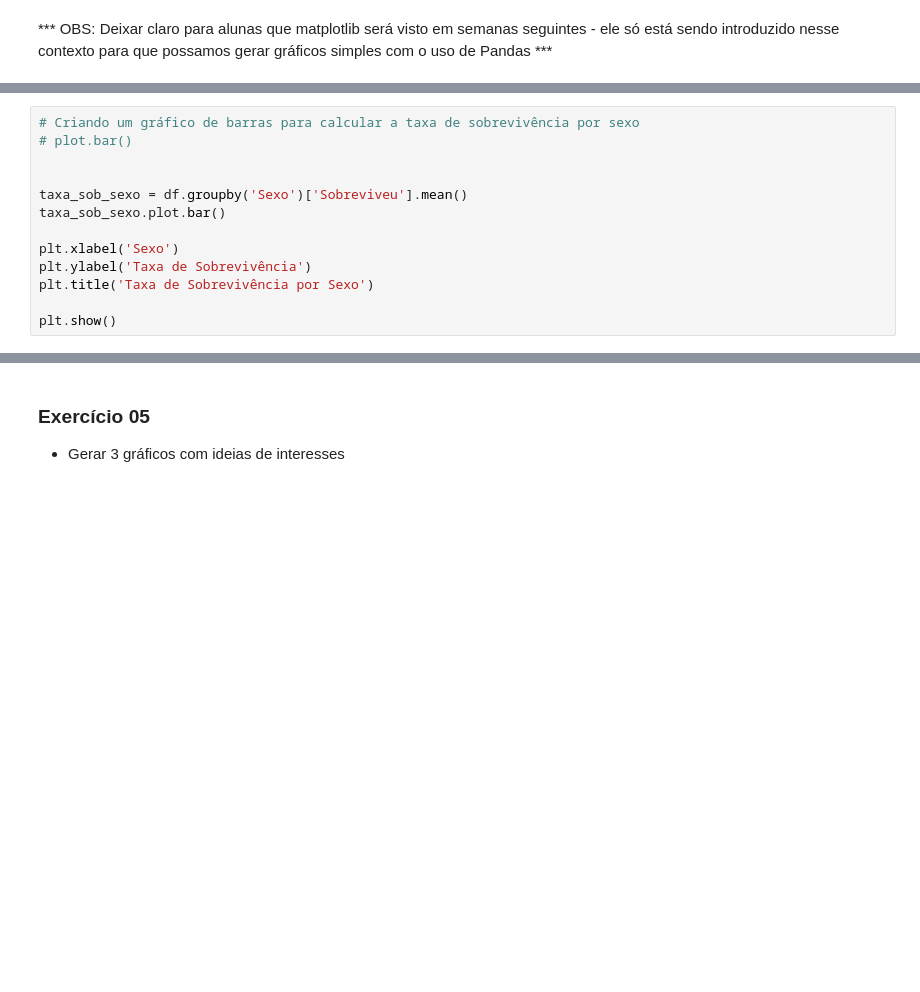
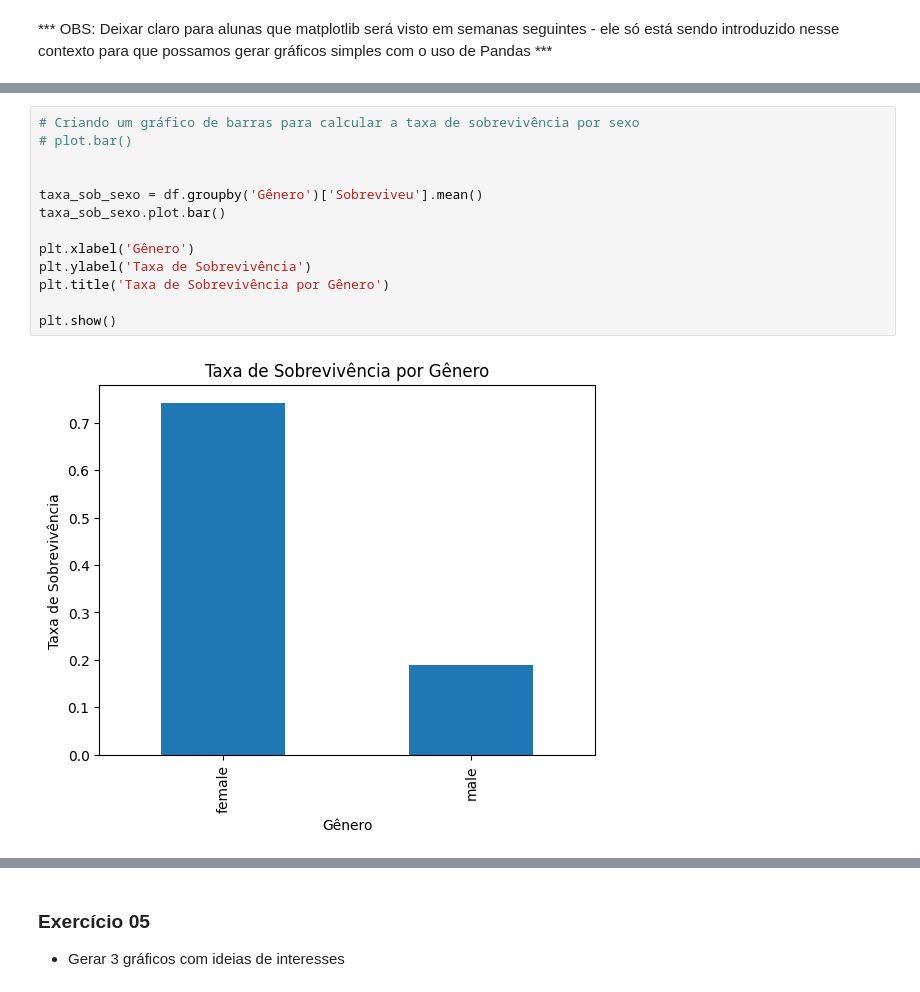
Before and after one commit to reprograma/on26-python-s12-pandas-numpy-II, a Jupyter notebook: material/aula_s12.ipynb, the cells around one changed output, grey strips where cells are left out. Drawn from its saved outputs; the diff is of its cells as text; blank space fills up the shorter version.

```diff
--- a/material/aula_s12.ipynb
+++ b/material/aula_s12.ipynb
@@ -288,16 +519,18 @@ plt.title('Número de Passageiros por Classe')
 # %%
 # Criando um gráfico de barras para calcular a taxa de sobrevivência por sexo
 # plot.bar()
 
 
-taxa_sob_sexo = df.groupby('Sexo')['Sobreviveu'].mean()
+taxa_sob_sexo = df.groupby('Gênero')['Sobreviveu'].mean()
 taxa_sob_sexo.plot.bar()
 
-plt.xlabel('Sexo')
+plt.xlabel('Gênero')
 plt.ylabel('Taxa de Sobrevivência')
-plt.title('Taxa de Sobrevivência por Sexo')
+plt.title('Taxa de Sobrevivência por Gênero')
 
 plt.show()
+# %% [output]
+[figure, added]
 # %%
 # Criando um histograma com a distribuição de idade em passageiros do Titanic
 
```
Also changed, not shown: parts of 46 cells of this notebook.
